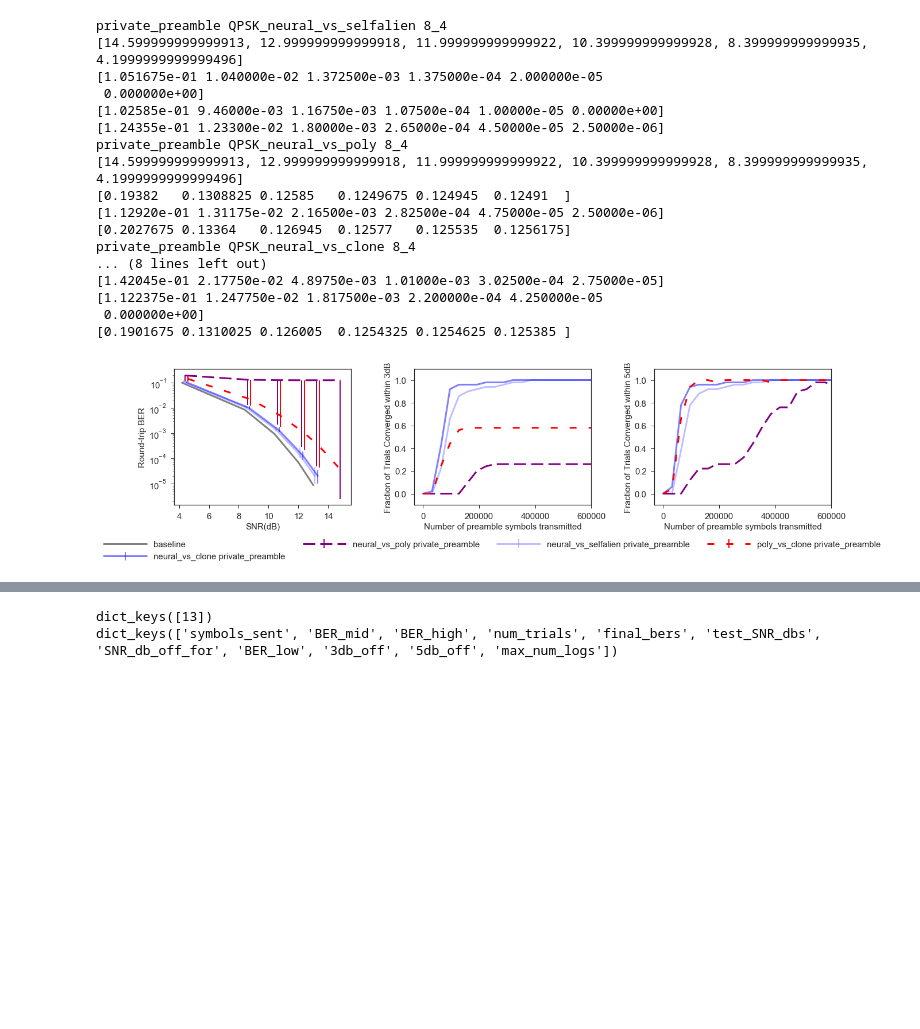
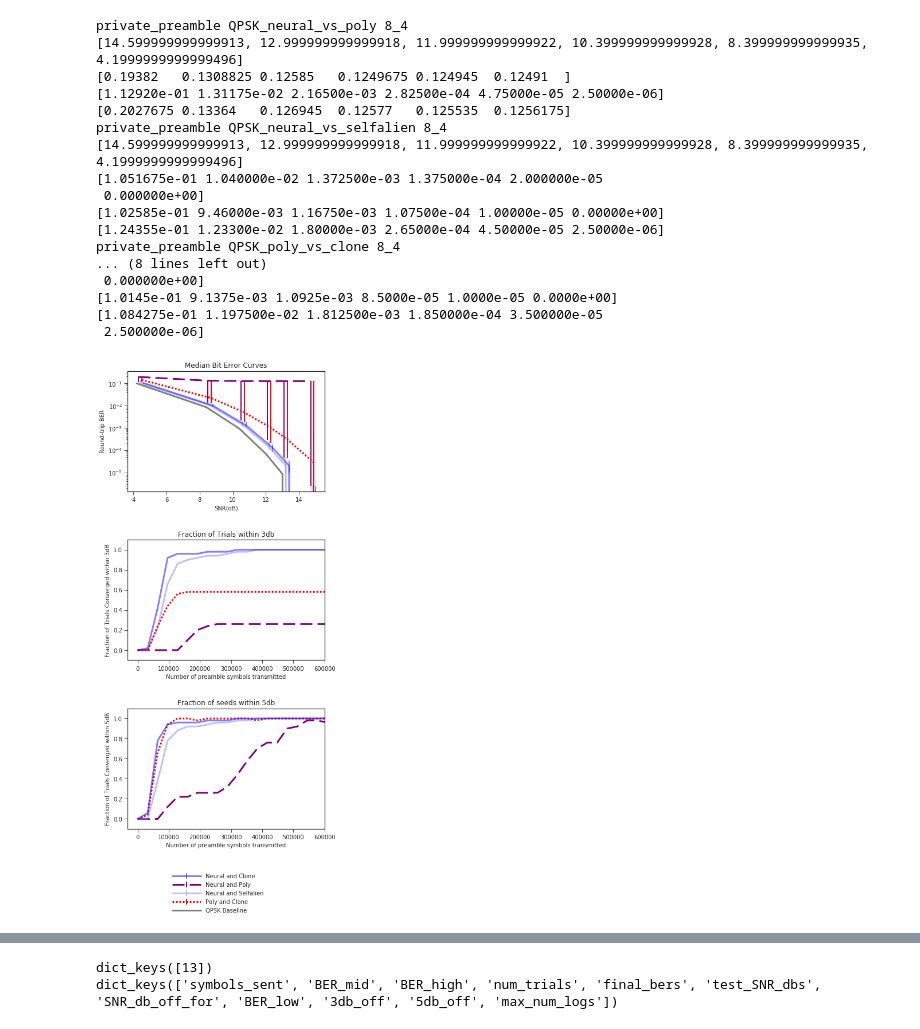
Before and after one commit to ml4wireless/echo, a Jupyter notebook: analysis/plot_results.ipynb, the cells around one changed output, grey strips where cells are left out. Cells and saved outputs as stored; diff of their text form; code cells hidden in the pictures; blank space fills up the shorter version.

Commit message:
plotting changes

```diff
--- a/analysis/plot_results.ipynb
+++ b/analysis/plot_results.ipynb
@@ -44,47 +44,29 @@ color = {
  'QPSK_poly_vs_clone':"blue",
 }
 
-LINE_STYLES = {'private_preamble':'dashed',
-               'repprivate_preamble':'dashed',
-               'shared_preamble': 'solid',
-               'loss_passing': 'dashed',
-               'gradient_passing':'solid',
-               'QPSK':'solid',
-               '8PSK':'dashed',
-               'QAM16':'dotted',
+LINE_STYLES = {
                'neural_vs_poly': (0, (7, 3)),
-               'poly_vs_clone':(0, (4, 7)),
+               'poly_vs_clone':(0, (1, 1)),
                'neural_vs_clone':'solid',#(0, (2, 7)),
                'neural_vs_selfalien':'solid',
-
               }
 DARKEN_BY = {
                'neural_vs_poly':1,
                'poly_vs_clone':1,
                'neural_vs_clone':1,
-               'neural_vs_selfalien':.5,
-               'shared_preamble': 1,
-               'private_preamble': .8,
-               'loss_passing':.5,
-               'gradient_passing':1.0
+               'neural_vs_selfalien':.5
             }
 
 COLORS = {
-               'shared_preamble': 'g',
-               'private_preamble': 'b',
                'neural_vs_poly':'purple',
                'poly_vs_clone':'r',
                'neural_vs_clone':'b',
-               'neural_vs_selfalien':'b',
-               'neural_and_classic': 'blue',
-               'classic_and_neural':'green',
-               'neural_and_neural':'orange',
-               'classic_and_classic': 'grey',
+               'neural_vs_selfalien':'b'
             }
 
-fig,(ber, db3, db5) = plt.subplots(1, 3)
-# fig.set_figheight(6)
-fig.set_figwidth(6*3)
+fig,(ber, db3, db5) = plt.subplots(3, 1)
+fig.set_figheight(4.5*3)
+fig.set_figwidth(6)
 # for ax in axes:
 #     ax.set_aspect('equal', adjustable="datalim")
 # (ber, db3, db5) = axes
@@ -114,7 +96,8 @@ for experiment_name in os.listdir("./results/"):
     lkey= models
     right = 600000
     inset = True
-    label = " ".join([models, protocol])
+#     label = ", ".join([models, protocol]).replace("_", " ")
+    label=models.replace("_", " ").title().replace("Vs", "and")
     print(fs_mid)
     print(fs_low)
     print(fs_high)
@@ -130,14 +113,16 @@ for experiment_name in os.listdir("./results/"):
                     linewidth = 3,
                     alpha = .50 if LINE_STYLES[lkey] == "solid" else 1.0,
                 )
-    db3.plot([0.0]+r['symbols_sent']+[right], np.concatenate(([0.0],r['3db_off'],r['3db_off'][-1:])),#'o-',
+    db3.plot([0.0]+r['symbols_sent']+[right],
+             np.concatenate(([0.0],r['3db_off'],r['3db_off'][-1:])),#'o-',
                     linestyle = LINE_STYLES[lkey],
                     color = lighten_color(COLORS[ckey], amount=DARKEN_BY[dkey]),
                     label=label,
                     linewidth = 3,
                     alpha=(.50 if LINE_STYLES[lkey] == "solid" else 1.0),
             )
-    db5.plot([0.0]+r['symbols_sent']+[right], np.concatenate(([0.0],r['5db_off'],r['5db_off'][-1:])),#'o-',\
+    db5.plot([0.0]+r['symbols_sent']+[right],
+             np.concatenate(([0.0],r['5db_off'],r['5db_off'][-1:])),#'o-',\
                     linestyle = LINE_STYLES[lkey],
                     color = lighten_color(COLORS[ckey], amount=DARKEN_BY[dkey]),
                     label=label,
@@ -153,7 +138,7 @@ for experiment_name in os.listdir("./results/"):
 #                         for test_SNR_db in np.fliplr(np.array(r['test_SNR_dbs']).reshape((1, 6)))[0]]
         ber.plot( np.fliplr(np.array(r['test_SNR_dbs']).reshape((1, 6)))[0],
               ber_baseline,#'o-b',
-              label="baseline", color ='gray', linewidth = 3, alpha=1)
+              label="QPSK Baseline", color ='gray', linewidth = 3, alpha=1)
 #         ber.plot( np.fliplr(np.array(r['test_SNR_dbs']).reshape((1, 6)))[0],
 #               ber3_baseline,#'o-b',
 #               label="3db off", color ='gray', linewidth = 3, alpha=.8)
@@ -163,7 +148,7 @@ for experiment_name in os.listdir("./results/"):
         baseline=True
 ber.set_aspect('equal')
 ber.set_yscale('log')
-# ber.set_title("Bit Error Rates")
+ber.set_title("Median Bit Error Curves")
 ber.set_xlabel('SNR(dB)')
 ber.set_ylabel('Round-trip BER')
 # ber.set_xlim(right=14.0)
@@ -177,52 +162,53 @@ db5.set_ylim(top=1.1, bottom=-0.1)
 db3.set_xlim(right=right)
 db5.set_xlim(right=right)
 
-# db3.set_title("Fraction of seeds within 3db")
+db3.set_title("Fraction of Trials within 3db")
 db3.set_ylabel('Fraction of Trials Converged within 3dB')
 db3.set_xlabel('Number of preamble symbols transmitted')
 
-# db5.set_title("Fraction of seeds within 5db")
+db5.set_title("Fraction of seeds within 5db")
 db5.set_ylabel('Fraction of Trials Converged within 5dB')
 db5.set_xlabel('Number of preamble symbols transmitted')
 # db5.set_aspect('equal')
 handles, labels = ber.get_legend_handles_labels()
 order = sorted(range(len(labels)),key=labels.__getitem__)
 # order = [order[i] for i in [0,2,1,4,3,5]]
 # order = [order[i] for i in [0,2,1]]
 handles = [handles[idx] for idx in order]
 labels = [labels[idx] for idx in order]
 # Put a legend below current axis
 fig.legend(handles,                # The line objects
            labels,
            borderaxespad=0.1,    # Small spacing around legend box
 #            title="Protocols and Models",  # Title for the legend
            loc='lower center',
-           fancybox=True, shadow=True, ncol=4,
+           fancybox=True, shadow=True, ncol=1,
            handlelength=5
            )
 fig.tight_layout()
-fig.subplots_adjust(top=0.85)
-fig.subplots_adjust(bottom=0.25)
+# fig.subplots_adjust(top=0.85)
+fig.subplots_adjust(bottom=0.15, hspace = 0.4)
+fig.savefig('./alien_tuned.pdf', format = 'pdf', bbox_inches='tight')
 plt.show()
 # %% [output]
+private_preamble QPSK_neural_vs_poly 8_4
+[14.599999999999913, 12.999999999999918, 11.999999999999922, 10.399999999999928, 8.399999999999935, 4.1999999999999496]
+[0.19382   0.1308825 0.12585   0.1249675 0.124945  0.12491  ]
+[1.12920e-01 1.31175e-02 2.16500e-03 2.82500e-04 4.75000e-05 2.50000e-06]
+[0.2027675 0.13364   0.126945  0.12577   0.125535  0.1256175]
 private_preamble QPSK_neural_vs_selfalien 8_4
 [14.599999999999913, 12.999999999999918, 11.999999999999922, 10.399999999999928, 8.399999999999935, 4.1999999999999496]
 [1.051675e-01 1.040000e-02 1.372500e-03 1.375000e-04 2.000000e-05
  0.000000e+00]
 [1.02585e-01 9.46000e-03 1.16750e-03 1.07500e-04 1.00000e-05 0.00000e+00]
 [1.24355e-01 1.23300e-02 1.80000e-03 2.65000e-04 4.50000e-05 2.50000e-06]
-private_preamble QPSK_neural_vs_poly 8_4
-[14.599999999999913, 12.999999999999918, 11.999999999999922, 10.399999999999928, 8.399999999999935, 4.1999999999999496]
-[0.19382   0.1308825 0.12585   0.1249675 0.124945  0.12491  ]
-[1.12920e-01 1.31175e-02 2.16500e-03 2.82500e-04 4.75000e-05 2.50000e-06]
-[0.2027675 0.13364   0.126945  0.12577   0.125535  0.1256175]
-private_preamble QPSK_neural_vs_clone 8_4
+private_preamble QPSK_poly_vs_clone 8_4
 ... (8 lines left out)
-[1.42045e-01 2.17750e-02 4.89750e-03 1.01000e-03 3.02500e-04 2.75000e-05]
-[1.122375e-01 1.247750e-02 1.817500e-03 2.200000e-04 4.250000e-05
  0.000000e+00]
-[0.1901675 0.1310025 0.126005  0.1254325 0.1254625 0.125385 ]
+[1.0145e-01 9.1375e-03 1.0925e-03 8.5000e-05 1.0000e-05 0.0000e+00]
+[1.084275e-01 1.197500e-02 1.812500e-03 1.850000e-04 3.500000e-05
+ 2.500000e-06]
-[figure, old version]
+[figure, new version]
 # %%
 from compile_results import process_experiment
 from pprint import pprint
```
